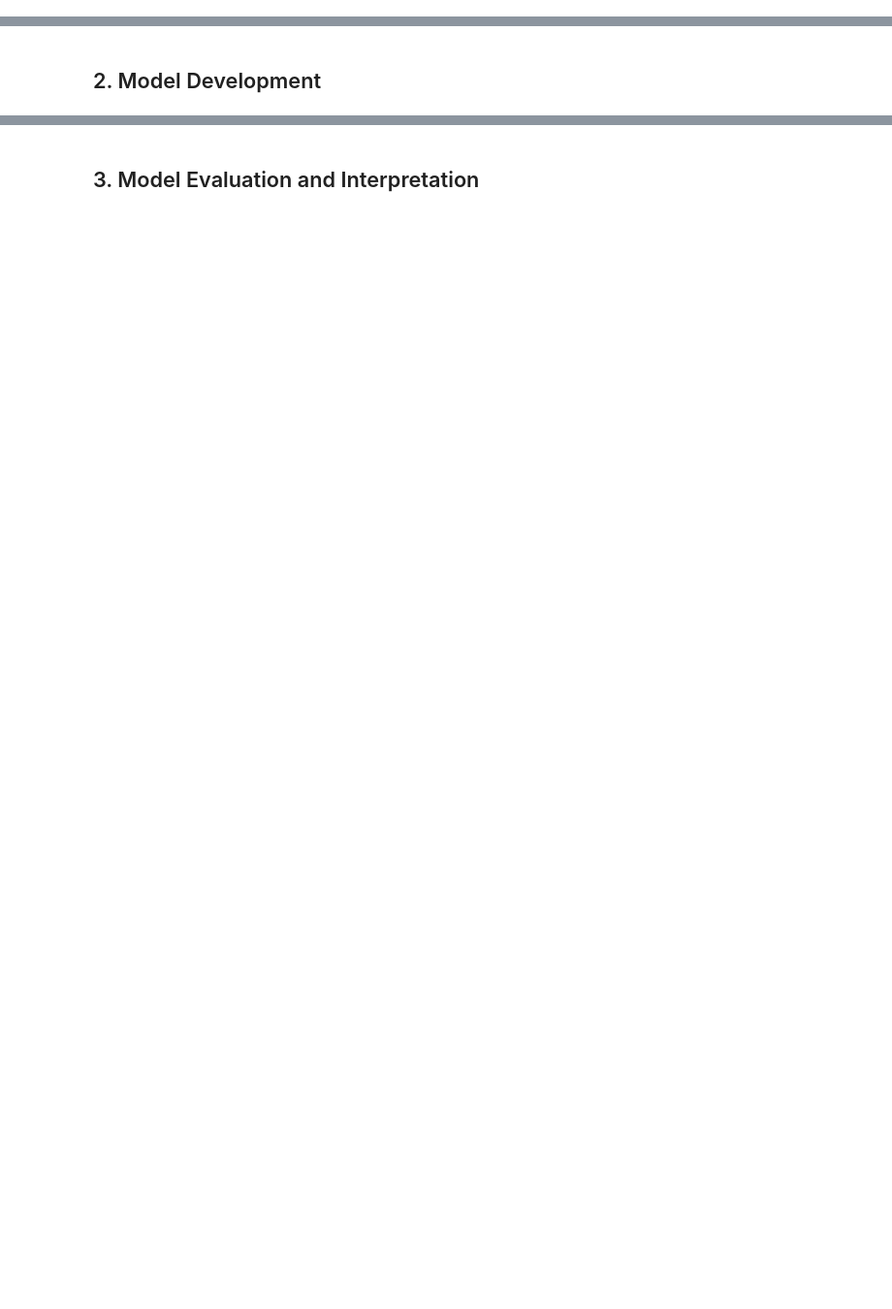
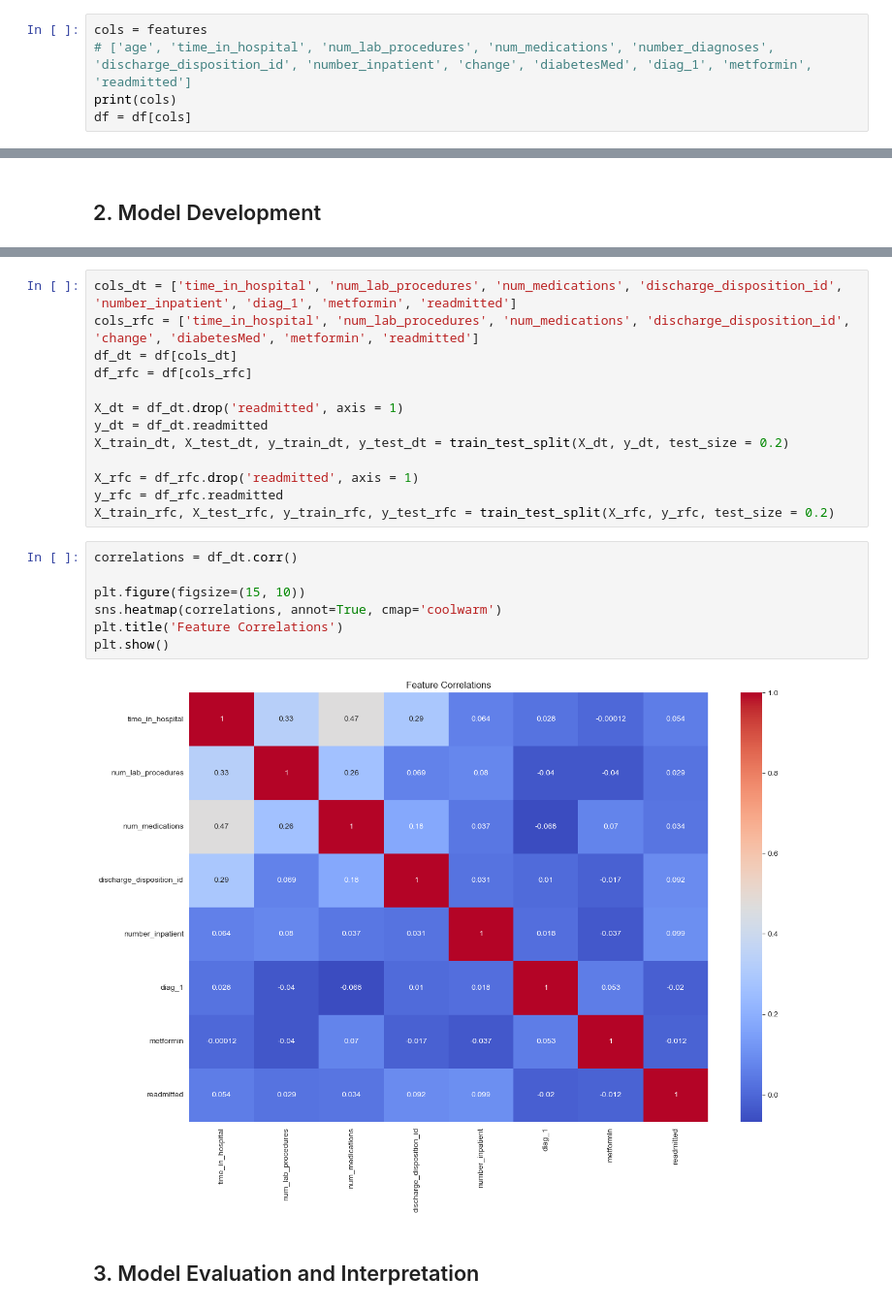
Before and after one commit to FaranF22/ml4, a Jupyter notebook: Assignment4.ipynb, the cells around one changed output, grey strips where cells are left out. Shown at 97% size. Drawn from its saved outputs; the diff is of its cells as text; blank space fills up the shorter version.

```diff
--- a/Assignment4.ipynb
+++ b/Assignment4.ipynb
@@ -412,0 +423,5 @@ df['discharge_disposition_id'] = df['discharge_disposition_id'].replace(create_m
+# %%
+cols = features
+# ['age', 'time_in_hospital', 'num_lab_procedures', 'num_medications', 'number_diagnoses', 'discharge_disposition_id', 'number_inpatient', 'change', 'diabetesMed', 'diag_1', 'metformin', 'readmitted']
+print(cols)
+df = df[cols]
@@ -531,2 +620,24 @@ Random Forest Confusion Matrix: [[12761   289]
+# %%
+cols_dt = ['time_in_hospital', 'num_lab_procedures', 'num_medications', 'discharge_disposition_id', 'number_inpatient', 'diag_1', 'metformin', 'readmitted']
+cols_rfc = ['time_in_hospital', 'num_lab_procedures', 'num_medications', 'discharge_disposition_id', 'change', 'diabetesMed', 'metformin', 'readmitted']
+df_dt = df[cols_dt]
+df_rfc = df[cols_rfc]
+
+X_dt = df_dt.drop('readmitted', axis = 1)
+y_dt = df_dt.readmitted
+X_train_dt, X_test_dt, y_train_dt, y_test_dt = train_test_split(X_dt, y_dt, test_size = 0.2)
+
+X_rfc = df_rfc.drop('readmitted', axis = 1)
+y_rfc = df_rfc.readmitted
+X_train_rfc, X_test_rfc, y_train_rfc, y_test_rfc = train_test_split(X_rfc, y_rfc, test_size = 0.2)
+# %%
+correlations = df_dt.corr()
+
+plt.figure(figsize=(15, 10))
+sns.heatmap(correlations, annot=True, cmap='coolwarm')
+plt.title('Feature Correlations')
+plt.show()
+# %% [output]
+[figure, added]
 # %% [markdown]
 ## 3. Model Evaluation and Interpretation
```
Also changed, not shown: parts of 21 cells of this notebook, 1 other file.
